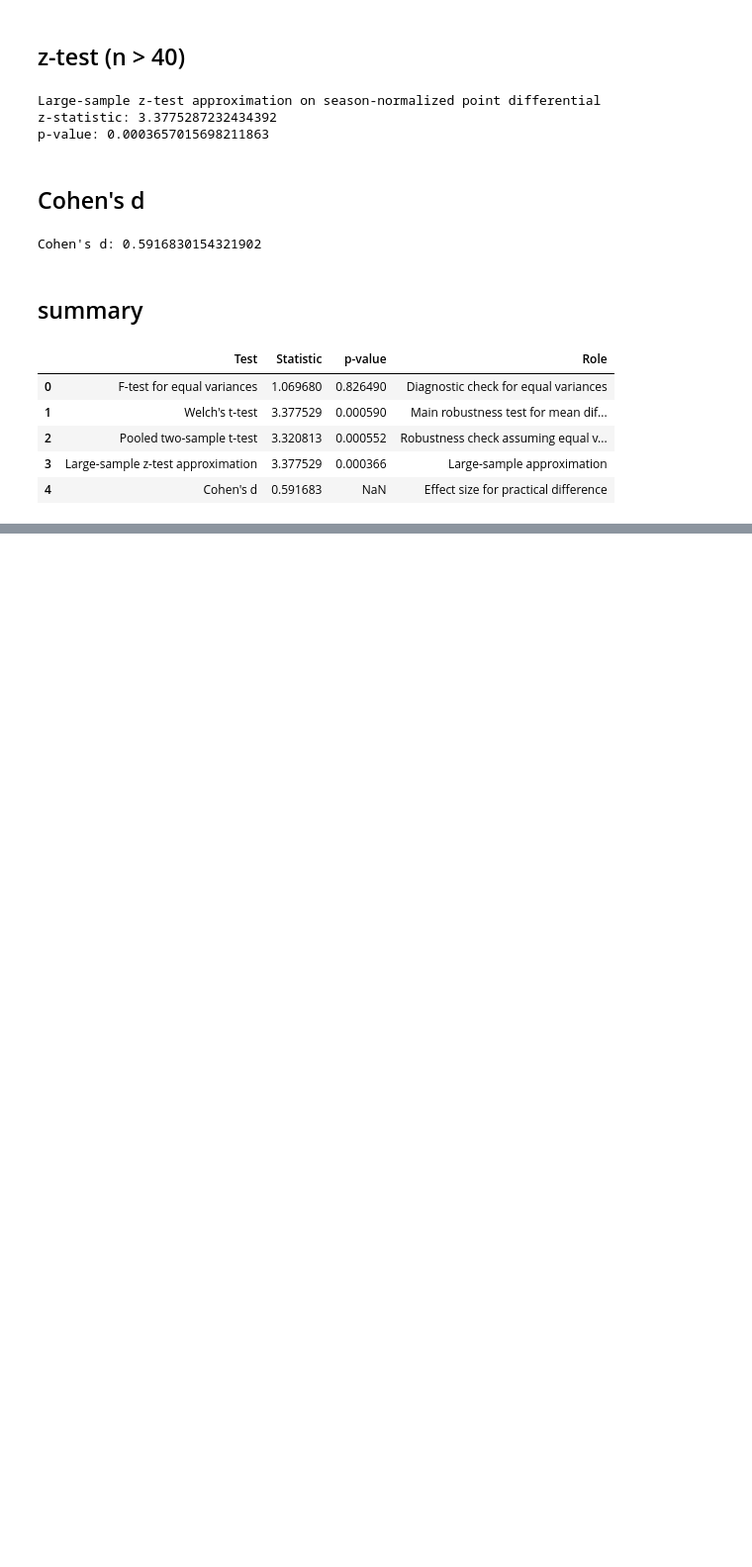
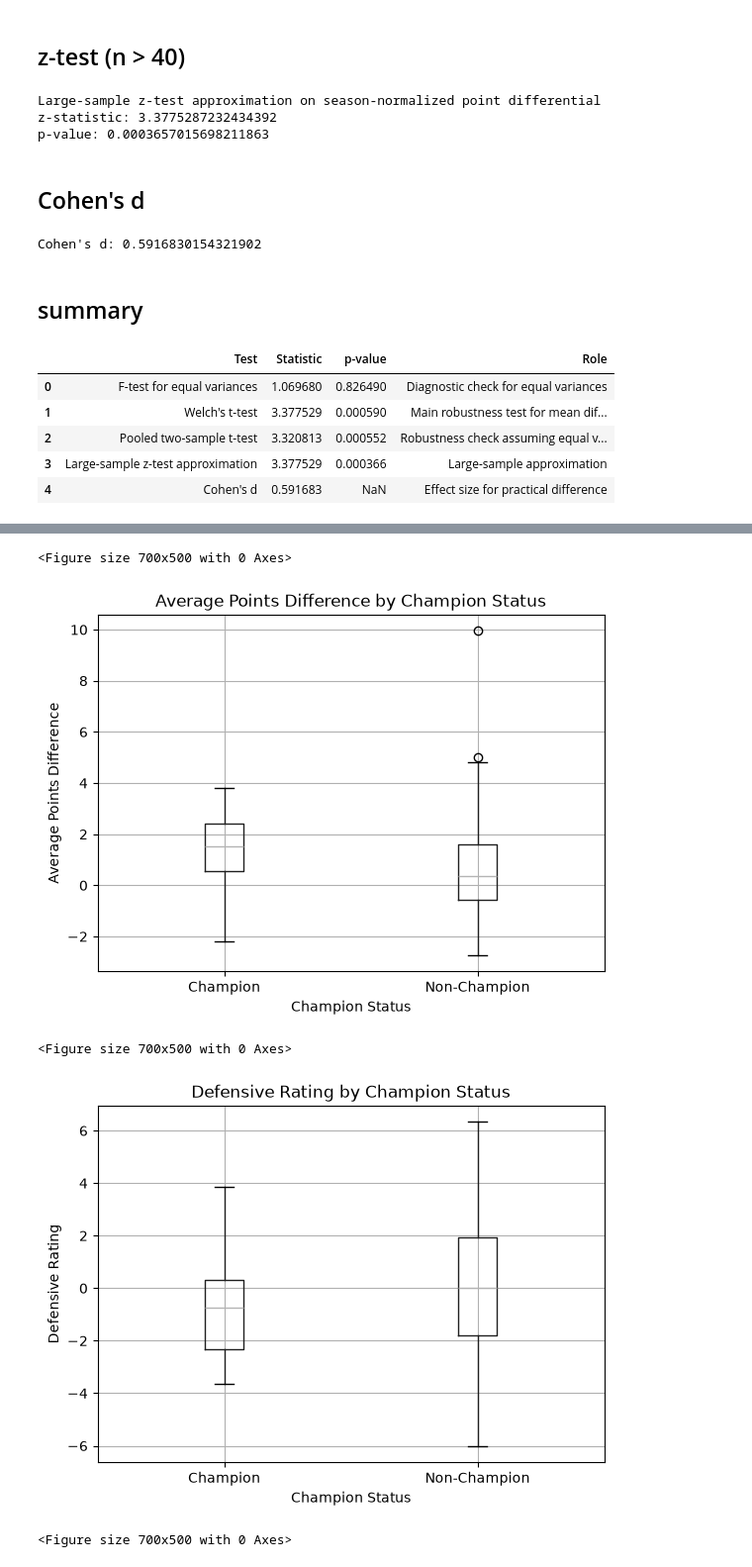
Before and after one commit to GalahadJr-1214/2026-Statistics-Final-Project, a Jupyter notebook: Final Project/champ_stats_diff.ipynb, the cells around one changed output, grey strips where cells are left out. Shown at 99% size. Cells and saved outputs as stored; diff of their text form; code cells hidden in the pictures; blank space fills up the shorter version.

```diff
--- a/Final Project/champ_stats_diff.ipynb
+++ b/Final Project/champ_stats_diff.ipynb
@@ -651,0 +656,4 @@ summary_q2_season_norm
+# %%
+standardized_data = pd.read_csv("nba_second_round_history_standardised.csv")
+
+standardized_data.columns.tolist()
@@ -651,0 +732,27 @@ summary_q2_season_norm
+# %%
+features_to_plot = [
+    "Average Points Difference",
+    "Defensive Rating",
+    "eFG% Difference"
+]
+
+plot_data = standardized_data.copy()
+plot_data["Champion Status"] = plot_data["Champion"].map({
+    False: "Non-Champion",
+    True: "Champion"
+})
+
+for feature in features_to_plot:
+    plt.figure(figsize=(7, 5))
+    plot_data.boxplot(column=feature, by="Champion Status")
+    plt.title(f"{feature} by Champion Status")
+    plt.suptitle("")
+    plt.xlabel("Champion Status")
+    plt.ylabel(feature)
+    plt.show()
+# %% [output]
+<Figure size 700x500 with 0 Axes>
+[figure, added]
+<Figure size 700x500 with 0 Axes>
+[figure, added]
+<Figure size 700x500 with 0 Axes>
```
Also changed, not shown: parts of 5 cells of this notebook.
